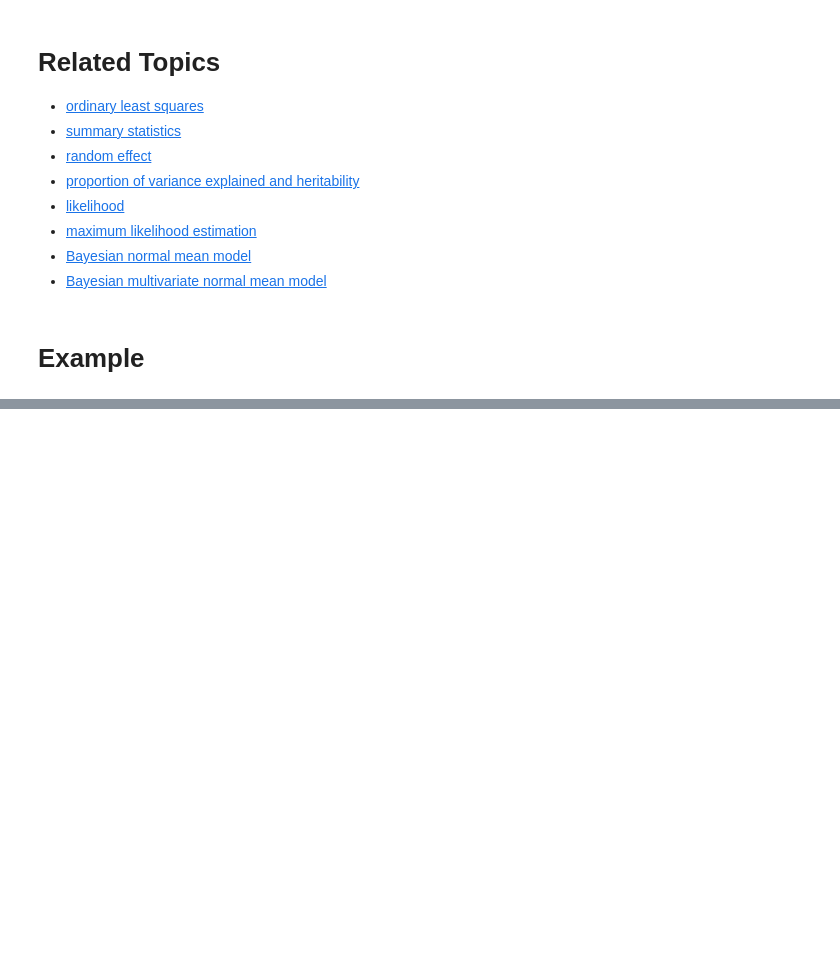
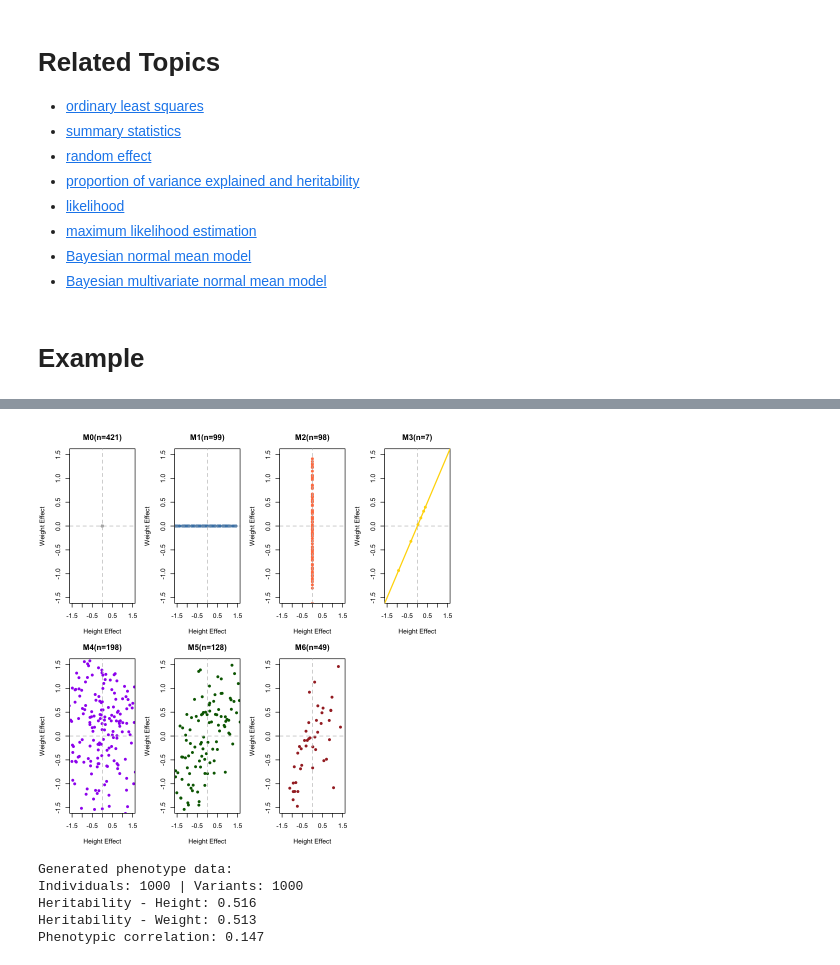
Before and after one commit to StatFunGen/statgen-primer, a Jupyter notebook: Bayesian_mixture_model.ipynb, the cells around one changed output, grey strips where cells are left out. Cells and saved outputs as stored; diff of their text form; code cells hidden in the pictures; blank space fills up the shorter version.

```diff
--- a/Bayesian_mixture_model.ipynb
+++ b/Bayesian_mixture_model.ipynb
@@ -736,0 +266,69 @@ The following objects are masked from 'package:base':
+# %%
+# Visualize each component separately to see their distinct patterns
+par(mfrow = c(2, 4), mar = c(4, 4, 3, 1))
+
+for (comp in names(models)) {
+  idx <- which(component_assignments == comp)
+
+  if (length(idx) > 0) {
+    h_effects <- beta_height[idx]
+    w_effects <- beta_weight[idx]
+
+    plot(h_effects, w_effects,
+         main = paste(comp, "(n=", length(idx), ")", sep=""),
+         xlab = "Height Effect", ylab = "Weight Effect",
+         col = component_colors[comp], pch = 16,
+         xlim = c(-1.5, 1.5), ylim = c(-1.5, 1.5))
+    abline(h = 0, v = 0, lty = 2, col = "gray")
+
+    # Add correlation line for M3 (perfect correlation)
+    if (comp == "M3") abline(0, 1, col = component_colors[comp], lwd = 2)
+  } else {
+    plot(0, 0, type = "n", xlim = c(-1.5, 1.5), ylim = c(-1.5, 1.5),
+         main = paste(comp, "(n=0)", sep=""),
+         xlab = "Height Effect", ylab = "Weight Effect")
+    abline(h = 0, v = 0, lty = 2, col = "gray")
+  }
+}
+
+par(mfrow = c(1, 1))
+# %% [output]
+[figure, added]
+# %%
+# Generate genotype and phenotype data
+maf <- 0.3
+X <- matrix(rbinom(N * M, size = 2, prob = maf), nrow = N, ncol = M)
+
+# Calculate genetic values
+genetic_height <- as.vector(X %*% beta_height)
+genetic_weight <- as.vector(X %*% beta_weight)
+
+# Use lower heritability to add more noise, making the problem more realistic
+h2 <- 0.5  # 50% heritability
+
+var_genetic_height <- var(genetic_height)
+var_genetic_weight <- var(genetic_weight)
+
+var_error_height <- var_genetic_height * (1 - h2) / h2
+var_error_weight <- var_genetic_weight * (1 - h2) / h2
+
+error_height <- rnorm(N, mean = 0, sd = sqrt(var_error_height))
+error_weight <- rnorm(N, mean = 0, sd = sqrt(var_error_weight))
+
+phenotype_height <- genetic_height + error_height
+phenotype_weight <- genetic_weight + error_weight
+
+h2_height_realized <- var(genetic_height) / var(phenotype_height)
+h2_weight_realized <- var(genetic_weight) / var(phenotype_weight)
+
+cat("\nGenerated phenotype data:\n")
+cat("Individuals:", N, "| Variants:", M, "\n")
+cat("Heritability - Height:", round(h2_height_realized, 3), "\n")
+cat("Heritability - Weight:", round(h2_weight_realized, 3), "\n")
+cat("Phenotypic correlation:", round(cor(phenotype_height, phenotype_weight), 3), "\n")
+# %% [output]
+Generated phenotype data:
+Individuals: 1000 | Variants: 1000
+Heritability - Height: 0.516
+Heritability - Weight: 0.513
+Phenotypic correlation: 0.147
```
Also changed, not shown: parts of 54 cells of this notebook, 7 other files.
